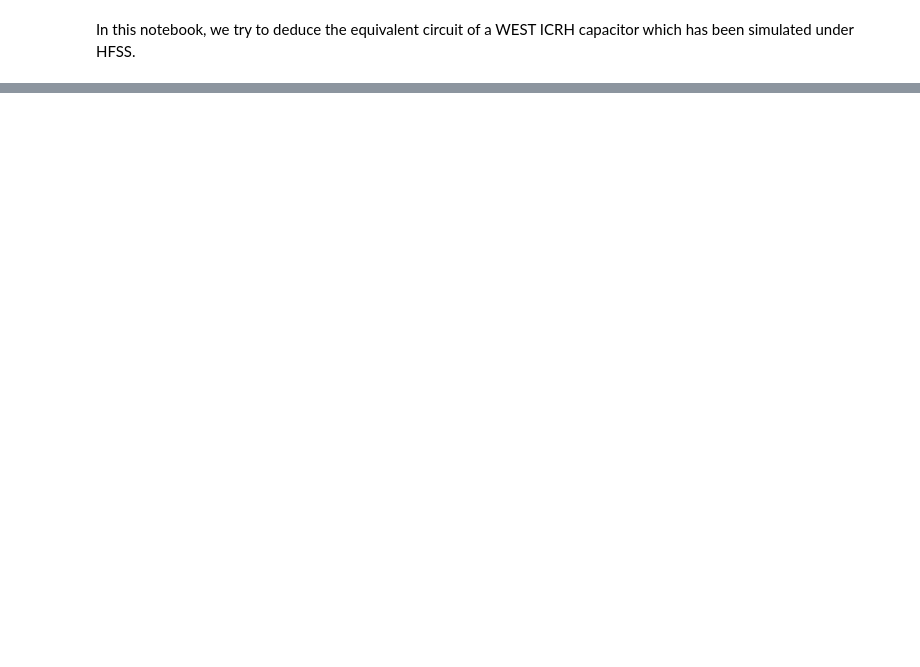
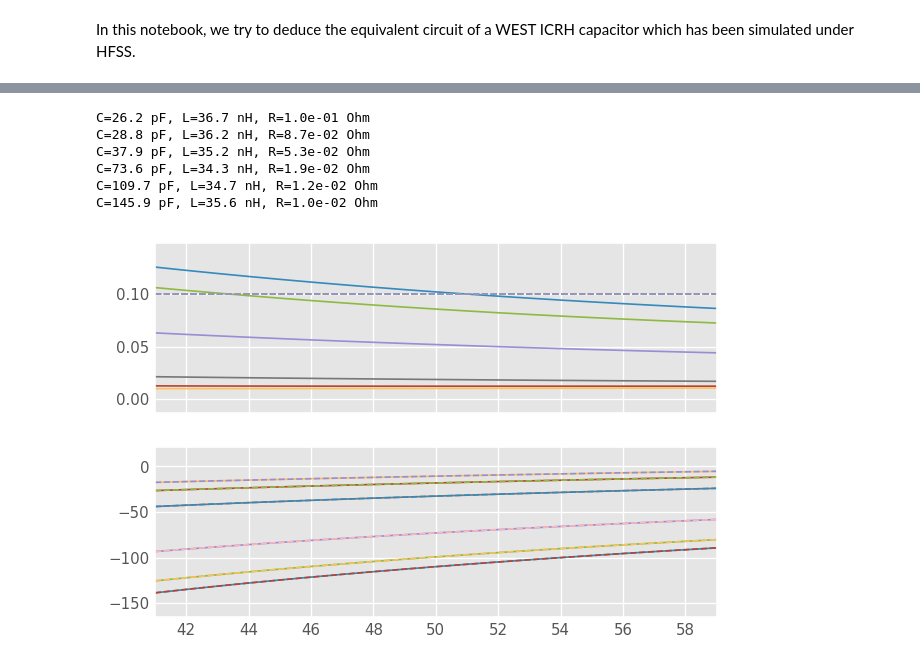
Before and after one commit to Hash--/ICRH, a Jupyter notebook: notebooks/WEST/Capacitor/Capacitor Equivalent Circuit.ipynb, the cells around one changed output, grey strips where cells are left out. Cells and saved outputs as stored; diff of their text form; code cells hidden in the pictures; blank space fills up the shorter version.

```diff
--- a/notebooks/WEST/Capacitor/Capacitor Equivalent Circuit.ipynb
+++ b/notebooks/WEST/Capacitor/Capacitor Equivalent Circuit.ipynb
@@ -39,0 +32,2 @@ coax.capacitor(70e-12).plot_s_re(m=1, n=0)
+# %%
+idx = (f > 40e6) & (f < 60e6)
@@ -39,0 +64,3 @@ coax.capacitor(70e-12).plot_s_re(m=1, n=0)
+# %%
+# dummy transmission line to match port 3
+coax = rf.media.Coaxial(frequency=capas_set[0].frequency)
@@ -39,0 +174,39 @@ coax.capacitor(70e-12).plot_s_re(m=1, n=0)
+# %%
+# L expressed in nH and C in pF to make the fit to work!
+def ZZ(omega, R, C, L):
+    return R + 1j*(L*1e-9*omega - 1/(C*1e-12*omega))
+
+def re_Z(omega, R, C, L):
+    return np.real( ZZ(omega, R, C, L) )
+
+def im_Z(omega, R, C, L):
+    return np.imag( ZZ(omega, R, C, L) )
+# %%
+fix, (ax1, ax2) = plt.subplots(2,1, sharex=True)
+
+# dummy transmission line to match port 3
+coax = rf.media.Coaxial(frequency=capas_set[0].frequency)
+
+for (ntw_name, ntw) in capas.items():
+    ntw = rf.connect(ntw, 2, coax.match(), 0)
+    Z = ntw.a[idx,0,1]
+    (R,_,_), pcov = curve_fit(re_Z, omega[idx], np.real(Z))
+    (_,C,L), pcov = curve_fit(im_Z, omega[idx], np.imag(Z))
+    print(f'C={C:0.1f} pF, L={L:0.1f} nH, R={R:0.1e} Ohm')
+    ax1.plot(f[idx]/1e6, np.real(Z))
+
+    media = rf.media.DefinedGammaZ0(frequency=ntw.frequency, z0=50)
+    ntw2 = media.capacitor(C*1e-12) ** media.inductor(L*1e-9) ** media.resistor(1e-1)
+
+    ax1.plot(f[idx]/1e6, ntw2.a_re[idx,0,1], ls='--')
+
+    ax2.plot(f[idx]/1e6, np.imag(Z))
+    ax2.plot(f[idx]/1e6, ntw2.a_im[idx,0,1], ls='--')
+# %% [output]
+C=26.2 pF, L=36.7 nH, R=1.0e-01 Ohm
+C=28.8 pF, L=36.2 nH, R=8.7e-02 Ohm
+C=37.9 pF, L=35.2 nH, R=5.3e-02 Ohm
+C=73.6 pF, L=34.3 nH, R=1.9e-02 Ohm
+C=109.7 pF, L=34.7 nH, R=1.2e-02 Ohm
+C=145.9 pF, L=35.6 nH, R=1.0e-02 Ohm
+[figure, added]
```
Also changed, not shown: parts of 22 cells of this notebook.
